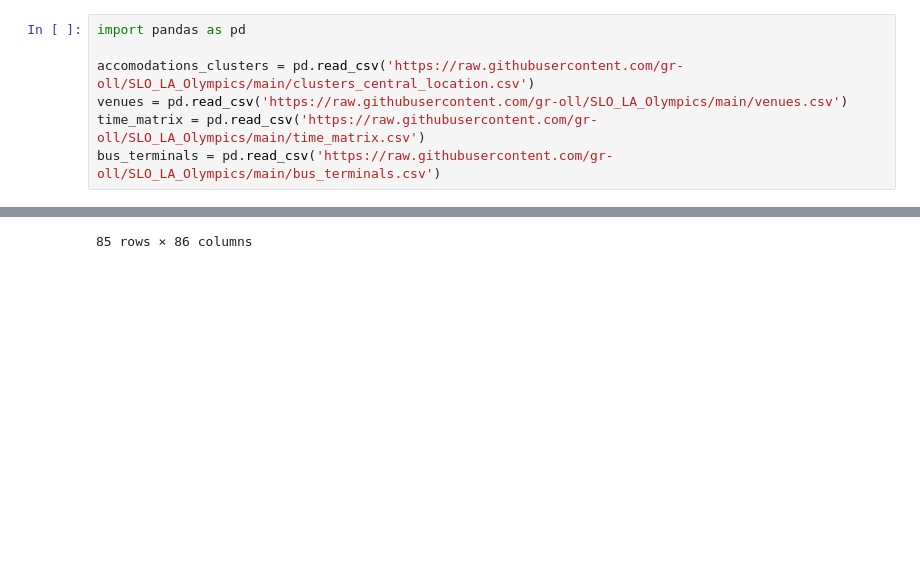
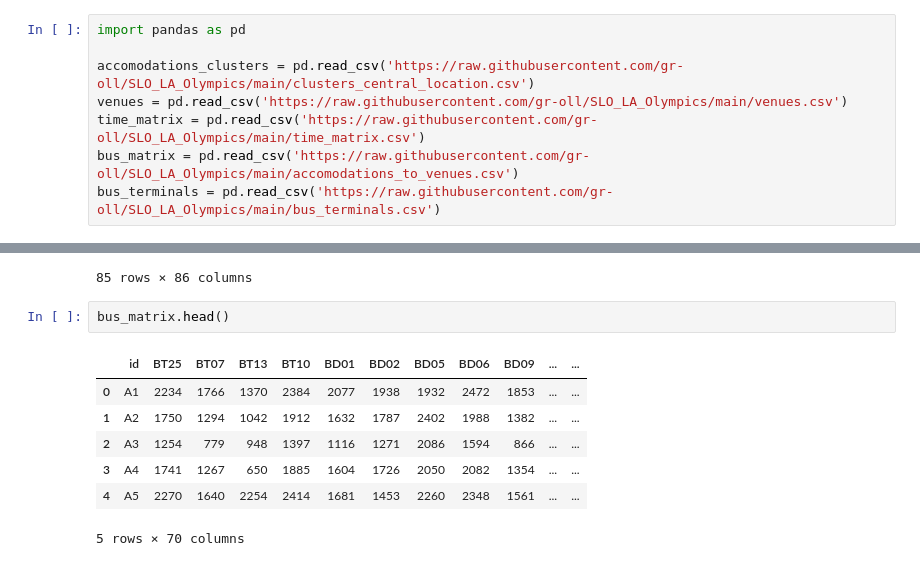
Before and after one commit to gr-oll/SLO_LA_Olympics, a Jupyter notebook: summary.ipynb, the cells around one changed output, grey strips where cells are left out. Saved outputs shown, nothing was run; the diff lists cells and outputs as text; blank space fills up the shorter version.

```diff
--- a/summary.ipynb
+++ b/summary.ipynb
@@ -4,6 +4,7 @@ import pandas as pd
 accomodations_clusters = pd.read_csv('https://raw.githubusercontent.com/gr-oll/SLO_LA_Olympics/main/clusters_central_location.csv')
 venues = pd.read_csv('https://raw.githubusercontent.com/gr-oll/SLO_LA_Olympics/main/venues.csv')
 time_matrix = pd.read_csv('https://raw.githubusercontent.com/gr-oll/SLO_LA_Olympics/main/time_matrix.csv')
+bus_matrix = pd.read_csv('https://raw.githubusercontent.com/gr-oll/SLO_LA_Olympics/main/accomodations_to_venues.csv')
 bus_terminals = pd.read_csv('https://raw.githubusercontent.com/gr-oll/SLO_LA_Olympics/main/bus_terminals.csv')
 # %%
 venues = venues.dropna()
@@ -56,3 +58,13 @@ time_matrix
 | 83 | A50 | 948.0 | NaN | 2629.0 | 744.0 | 1778.0 | 2490.0 | 2698.0 | 744.0 | 2373.0 | ... | ... |
 | 84 | A51 | 668.0 | NaN | 2494.0 | 222.0 | 1497.0 | 2273.0 | 2426.0 | 222.0 | 2153.0 | ... | ... |
 85 rows × 86 columns
+# %%
+bus_matrix.head()
+# %% [output]
+|  | id | BT25 | BT07 | BT13 | BT10 | BD01 | BD02 | BD05 | BD06 | BD09 | ... | ... |
+| 0 | A1 | 2234 | 1766 | 1370 | 2384 | 2077 | 1938 | 1932 | 2472 | 1853 | ... | ... |
+| 1 | A2 | 1750 | 1294 | 1042 | 1912 | 1632 | 1787 | 2402 | 1988 | 1382 | ... | ... |
+| 2 | A3 | 1254 | 779 | 948 | 1397 | 1116 | 1271 | 2086 | 1594 | 866 | ... | ... |
+| 3 | A4 | 1741 | 1267 | 650 | 1885 | 1604 | 1726 | 2050 | 2082 | 1354 | ... | ... |
+| 4 | A5 | 2270 | 1640 | 2254 | 2414 | 1681 | 1453 | 2260 | 2348 | 1561 | ... | ... |
+5 rows × 70 columns
```
Also changed, not shown: parts of 3 cells of this notebook, 1 other file.
